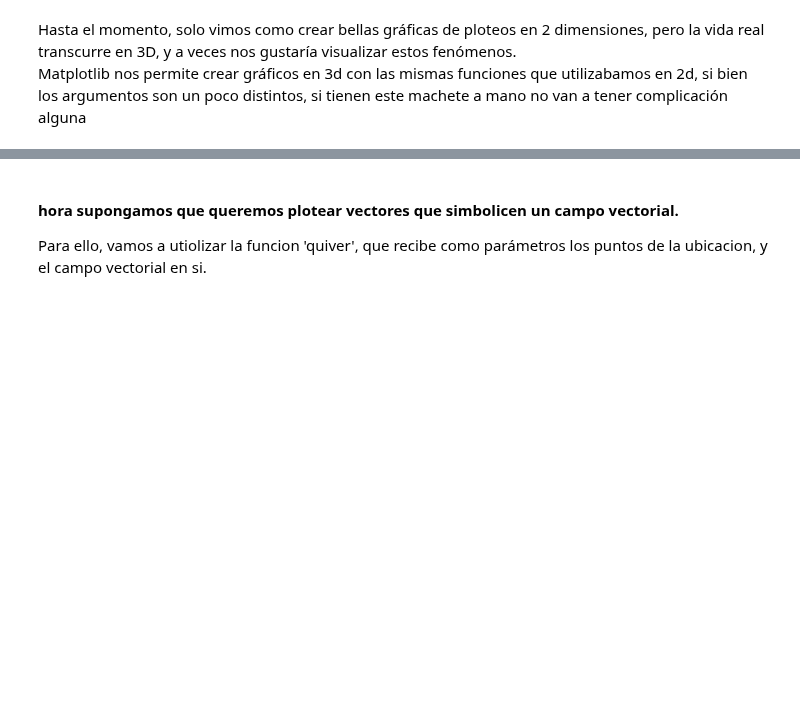
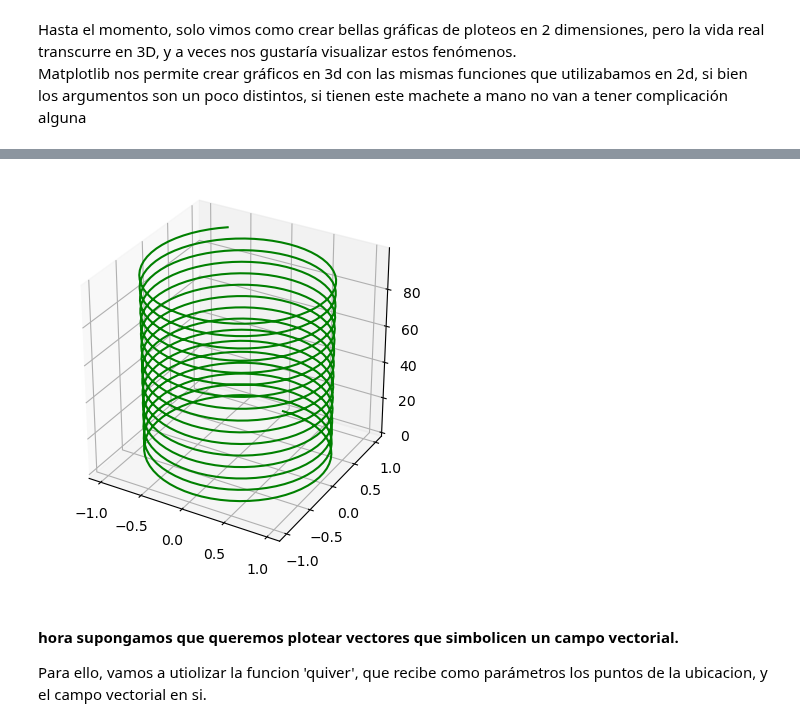
Before and after one commit to dai-dominikow/INSPT-Computacion-III, a Jupyter notebook: U7 - MatplotLib - Plotear en 3D.ipynb, the cells around one changed output, grey strips where cells are left out. Cells and saved outputs as stored; diff of their text form; code cells hidden in the pictures; blank space fills up the shorter version.

```diff
--- a/U7 - MatplotLib - Plotear en 3D.ipynb
+++ b/U7 - MatplotLib - Plotear en 3D.ipynb
@@ -27,3 +28,15 @@ plt.show()
+# %%
+ax = plt.figure().add_subplot( projection='3d',aspect = 'equal'  )
+
+t = np.arange(0,100,0.1)
+x = np.sin(t)
+y = np.cos(t)
+z = t
+
+ax.plot(x,y,z, color = 'green')
+plt.show()
+# %% [output]
+[figure, added]
 # %% [markdown]
 #### hora supongamos que queremos plotear vectores que simbolicen un campo vectorial.
 Para ello, vamos a utiolizar la funcion 'quiver', que recibe como parámetros los puntos de la ubicacion, y el campo vectorial en si.
```
Also changed, not shown: parts of 2 cells of this notebook.
